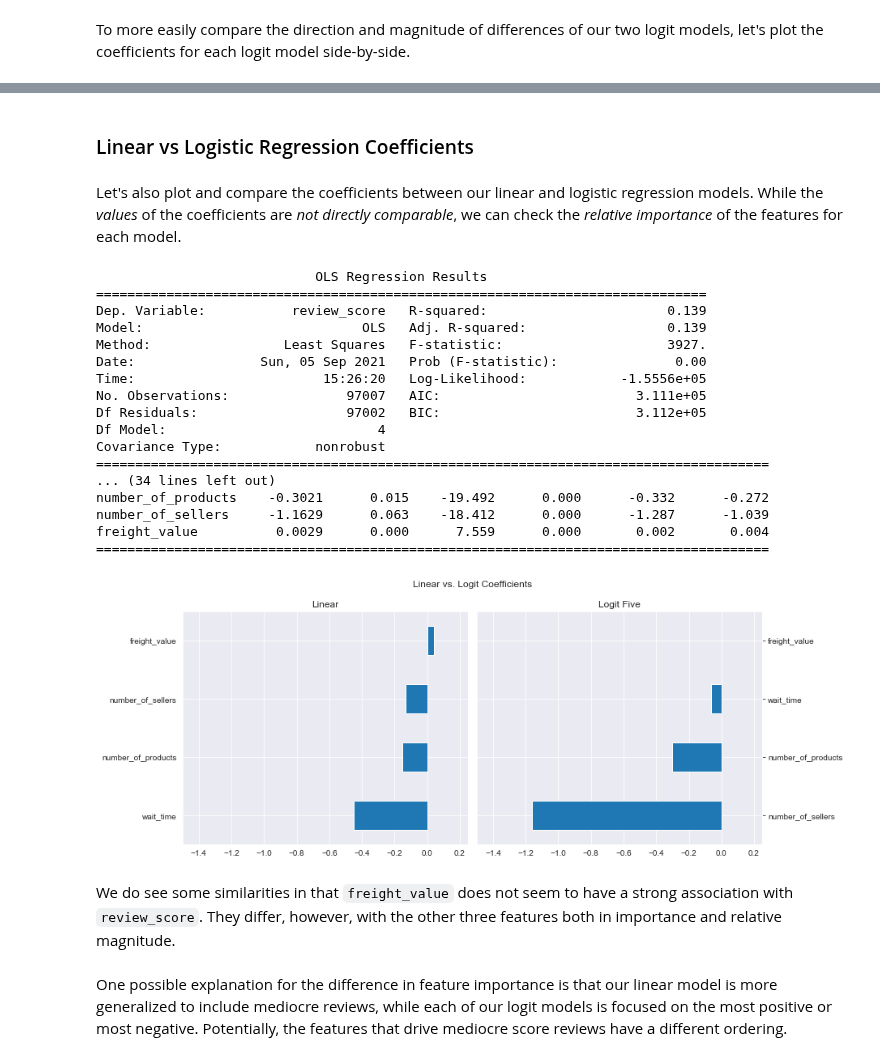
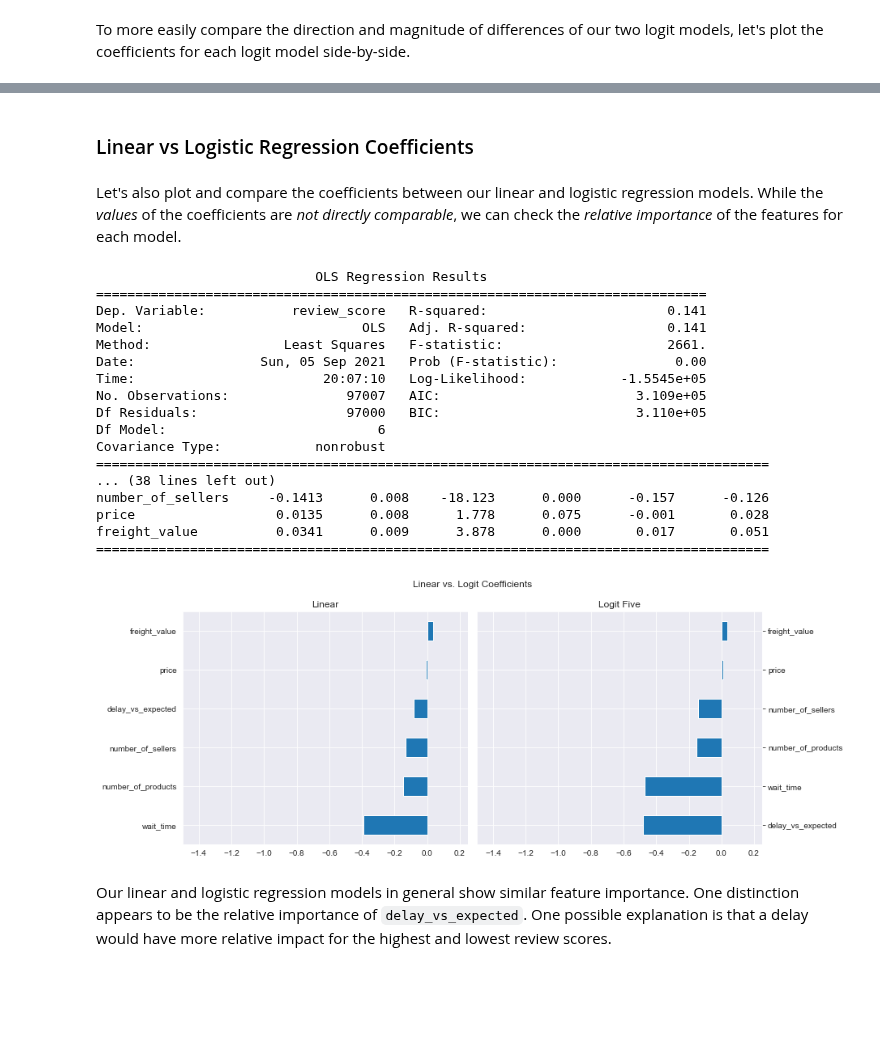
Before and after one commit to phlln/olist-analysis, a Jupyter notebook: notebooks/Orders Analysis.ipynb, the cells around one changed output, grey strips where cells are left out. Saved outputs shown, nothing was run; the diff lists cells and outputs as text; code cells hidden in the pictures; blank space fills up the shorter version.

Commit message:
added back all 6 features to Orders Analysis

```diff
--- a/notebooks/Orders Analysis.ipynb
+++ b/notebooks/Orders Analysis.ipynb
@@ -402,11 +410,12 @@ In this next model we'll add other features from our data to build a more comple
 # %%
-# Features to include in the model
+# Features to include in the multivariate model
 features = [
-    "wait_time",
-    "number_of_products",
-    "number_of_sellers",
-    "price",
-    "freight_value"]
+    'wait_time',
+    'delay_vs_expected',
+    'number_of_products',
+    'number_of_sellers',
+    'price',
+    'freight_value']
 # %% [markdown]
 Because these features are in different units, we'll standardize them first before putting them into our regression model.
 # %%
@@ -515,0 +498,6 @@ Our new model's **R-squared** is still **14%**, and the coefficients for our fea
+# %%
+# Check for multicollinearity by looking at variance inflation factor (VIF)
+features = ['wait_time', 'delay_vs_expected', 'number_of_products', 'number_of_sellers', 'price', 'freight_value']
+
+X = orders[features]
+X.head()
@@ -560,6 +563,0 @@ $ VIF = \frac {1}{1 - R^2} $
-# %%
-# Check for multicollinearity by looking at variance inflation factor (VIF)
-features = ['wait_time', 'number_of_products', 'number_of_sellers', 'freight_value']
-
-X = orders[features]
-X.head()
@@ -642,6 +625,6 @@ Let's check out our logit model for 5-star reviews.
 # %%
 # Fit logit model for 5-star reviews
-logit_five = smf.logit(formula='dim_is_five_star ~' + ' + '.join(features), data=orders).fit()
+logit_five = smf.logit(formula='dim_is_five_star ~' + ' + '.join(features), data=orders_standardized).fit()
 logit_five.summary()
 # %% [output]
 Optimization terminated successfully.
@@ -711,52 +705,50 @@ In terms of feature importance, the two models align similarly. However, for `nu
-# %% [markdown]
-### Linear vs Logistic Regression Coefficients
+# %% [markdown]
+### Linear vs Logistic Regression Coefficients
 # %% [markdown]
 Let's also plot and compare the coefficients between our linear and logistic regression models. While the *values* of the coefficients are *not directly comparable*, we can check the *relative importance* of the features for each model.
 # %%
-print(model5.summary())
+print(model4.summary())
 print((('-----'*20) +'\n')*3)
 print(logit_five.summary())
 # %% [output]
                             OLS Regression Results
 ==============================================================================
-Dep. Variable:           review_score   R-squared:                       0.139
-Model:                            OLS   Adj. R-squared:                  0.139
-Method:                 Least Squares   F-statistic:                     3927.
+Dep. Variable:           review_score   R-squared:                       0.141
+Model:                            OLS   Adj. R-squared:                  0.141
+Method:                 Least Squares   F-statistic:                     2661.
 Date:                Sun, 05 Sep 2021   Prob (F-statistic):               0.00
-Time:                        15:26:20   Log-Likelihood:            -1.5556e+05
-No. Observations:               97007   AIC:                         3.111e+05
-Df Residuals:                   97002   BIC:                         3.112e+05
-Df Model:                           4
+Time:                        20:07:10   Log-Likelihood:            -1.5545e+05
+No. Observations:               97007   AIC:                         3.109e+05
+Df Residuals:                   97000   BIC:                         3.110e+05
+Df Model:                           6
 Covariance Type:            nonrobust
 ======================================================================================
-... (34 lines left out)
-number_of_products    -0.3021      0.015    -19.492      0.000      -0.332      -0.272
-number_of_sellers     -1.1629      0.063    -18.412      0.000      -1.287      -1.039
-freight_value          0.0029      0.000      7.559      0.000       0.002       0.004
+... (38 lines left out)
+number_of_sellers     -0.1413      0.008    -18.123      0.000      -0.157      -0.126
+price                  0.0135      0.008      1.778      0.075      -0.001       0.028
+freight_value          0.0341      0.009      3.878      0.000       0.017       0.051
 ======================================================================================
 # %%
 # Plot coefficients for comparison
 fig = plt.figure(figsize=(13,5))
 fig.suptitle('Linear vs. Logit Coefficients')
 
 # Linear Regression - model5
 ax1 = plt.subplot(1,2,1)
 ax1.set_title('Linear')
 ax1.set_xlim(-1.5, 0.25)
-model5.params[1:].sort_values().plot(kind='barh', ax=ax1)
+model4.params[1:].sort_values().plot(kind='barh', ax=ax1)
 
 # Logistic Regression - logit_five_model
 ax2 = plt.subplot(1,2,2)
 ax2.set_title('Logit Five')
 ax2.yaxis.tick_right()
 ax2.set_xlim(-1.5, 0.25)
 logit_five.params[1:].sort_values().plot(kind='barh', ax=ax2)
 
 fig.tight_layout()
 plt.show();
 # %% [output]
-[figure, old version]
+[figure, new version]
-# %% [markdown]
-We do see some similarities in that `freight_value` does not seem to have a strong association with `review_score`. They differ, however, with the other three features both in importance and relative magnitude.
-# %% [markdown]
-One possible explanation for the difference in feature importance is that our linear model is more generalized to include mediocre reviews, while each of our logit models is focused on the most positive or most negative. Potentially, the features that drive mediocre score reviews have a different ordering.
+# %% [markdown]
+Our linear and logistic regression models in general show similar feature importance. One distinction appears to be the relative importance of `delay_vs_expected`. One possible explanation is that a delay would have more relative impact for the highest and lowest review scores.
```
Also changed, not shown: parts of 57 cells of this notebook.
